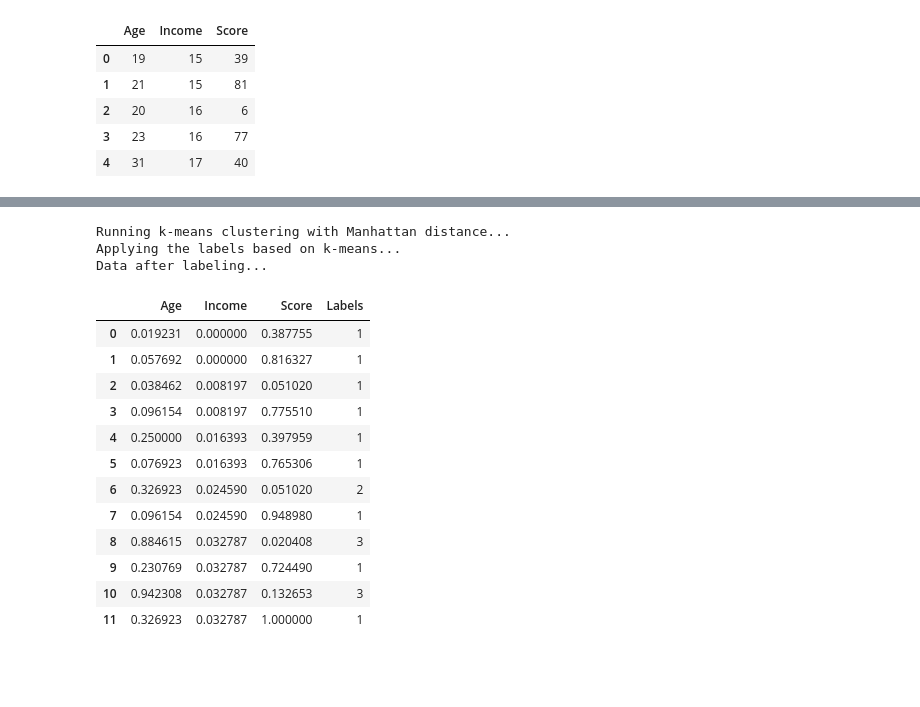
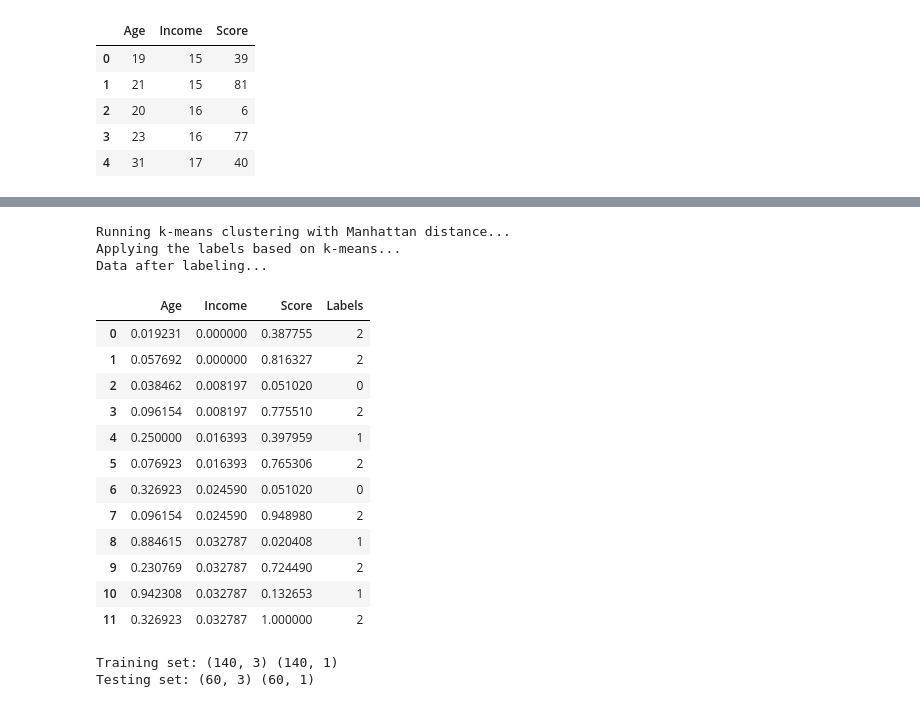
Before and after one commit to VaderSame/Mall-Customers-Segmentation-Dataset-, a Jupyter notebook: Assignment_2_Semal_Shastri.ipynb, the cells around one changed output, grey strips where cells are left out. Cells and saved outputs as stored; diff of their text form; code cells hidden in the pictures; blank space fills up the shorter version.

Commit message:
splitting the data, performed classification algo and commented on homogeniality

```diff
--- a/Assignment_2_Semal_Shastri.ipynb
+++ b/Assignment_2_Semal_Shastri.ipynb
@@ -114,3 +129,5 @@ df_drop.head()
 # %%
 scaler_MinMax = MinMaxScaler().fit_transform(df_drop)
 scaler_MinMax[:5]
+
+scaled_df = pd.DataFrame(scaler_MinMax, columns=df_drop.columns)
@@ -122,0 +134,29 @@ array([[0.01923077, 0.        , 0.3877551 ],
+# %%
+from sklearn.cluster import KMeans
+from sklearn.metrics import silhouette_score
+
+
+sse = {};sil = [];kmax = 10
+fig = plt.subplots(nrows = 1, ncols = 2, figsize = (20,5))
+
+# Elbow Method :
+plt.subplot(1,2,1)
+for k in range(1, 10):
+    kmeans = KMeans(n_clusters=k, max_iter=1000).fit(scaled_df)
+    sse[k] = kmeans.inertia_ # Inertia: Sum of distances of samples to their closest cluster center
+snb.lineplot(x = list(sse.keys()), y = list(sse.values()));
+plt.title('Elbow Method')
+plt.xlabel("k : Number of cluster")
+plt.ylabel("Sum of Squared Error")
+
+# Silhouette Score Method
+plt.subplot(1,2,2)
+for k in range(2, kmax + 1):
+    kmeans = KMeans(n_clusters = k).fit(scaled_df)
+    labels = kmeans.labels_
+    sil.append(silhouette_score(scaled_df, labels, metric = 'manhattan'))
+snb.lineplot(x = range(2,kmax + 1), y = sil);
+plt.title('Silhouette Score Method')
+plt.xlabel("k : Number of cluster")
+plt.ylabel("Silhouette Score")
+plt.show()
@@ -123,52 +165,59 @@ array([[0.01923077, 0.        , 0.3877551 ],
 # %%
-from pyclustering.cluster.kmeans import kmeans
-from pyclustering.utils.metric import type_metric, distance_metric
-from pyclustering.cluster.kmeans import kmeans
-from pyclustering.utils.metric import distance_metric
-from pyclustering.cluster.center_initializer import random_center_initializer
-from pyclustering.cluster.encoder import type_encoding
-from pyclustering.cluster.encoder import cluster_encoder
-
 # Convert the scaled data back to a DataFrame with the same columns
 scaled_df = pd.DataFrame(scaler_MinMax, columns=df_drop.columns)
 
 data = scaled_df.values
 
 # Set the number of clusters
-k = 4
+k = 3
 
 # Initialize random cluster centers with the same dimension as the data
 initial_centers = random_center_initializer(data, k, random_state=5).initialize()
 
 # Distance metric 2 for Manhattan
 kmeans_manhattan = kmeans(data, initial_centers=initial_centers, metric=distance_metric(type_metric.MANHATTAN))
 kmeans_manhattan.process()
 py_clusters = kmeans_manhattan.get_clusters()
 py_centers = kmeans_manhattan.get_centers()
 py_encoding = kmeans_manhattan.get_cluster_encoding()
 py_encoder = cluster_encoder(py_encoding, py_clusters, data)
 py_labels = py_encoder.set_encoding(0).get_clusters()
 scaled_df['Labels'] = py_labels
 
 print('Running k-means clustering with Manhattan distance...')
 print('Applying the labels based on k-means...')
 print('Data after labeling...')
 scaled_df['Labels'] = scaled_df['Labels'].astype(str)
 scaled_df.head(12)
 # %% [output]
 Running k-means clustering with Manhattan distance...
 Applying the labels based on k-means...
 Data after labeling...
 |  | Age | Income | Score | Labels |
-| 0 | 0.019231 | 0.000000 | 0.387755 | 1 |
-| 1 | 0.057692 | 0.000000 | 0.816327 | 1 |
-| 2 | 0.038462 | 0.008197 | 0.051020 | 1 |
-| 3 | 0.096154 | 0.008197 | 0.775510 | 1 |
+| 0 | 0.019231 | 0.000000 | 0.387755 | 2 |
+| 1 | 0.057692 | 0.000000 | 0.816327 | 2 |
+| 2 | 0.038462 | 0.008197 | 0.051020 | 0 |
+| 3 | 0.096154 | 0.008197 | 0.775510 | 2 |
 | 4 | 0.250000 | 0.016393 | 0.397959 | 1 |
-| 5 | 0.076923 | 0.016393 | 0.765306 | 1 |
-| 6 | 0.326923 | 0.024590 | 0.051020 | 2 |
-| 7 | 0.096154 | 0.024590 | 0.948980 | 1 |
-| 8 | 0.884615 | 0.032787 | 0.020408 | 3 |
-| 9 | 0.230769 | 0.032787 | 0.724490 | 1 |
-| 10 | 0.942308 | 0.032787 | 0.132653 | 3 |
-| 11 | 0.326923 | 0.032787 | 1.000000 | 1 |
+| 5 | 0.076923 | 0.016393 | 0.765306 | 2 |
+| 6 | 0.326923 | 0.024590 | 0.051020 | 0 |
+| 7 | 0.096154 | 0.024590 | 0.948980 | 2 |
+| 8 | 0.884615 | 0.032787 | 0.020408 | 1 |
+| 9 | 0.230769 | 0.032787 | 0.724490 | 2 |
+| 10 | 0.942308 | 0.032787 | 0.132653 | 1 |
+| 11 | 0.326923 | 0.032787 | 1.000000 | 2 |
+# %%
+# Split the dataset into training and testing sets
+from sklearn.model_selection import train_test_split
+
+X = scaled_df[['Age', 'Income', 'Score']]
+y = scaled_df[['Labels']]
+
+X_train, X_test, y_train, y_test = train_test_split(X, y, test_size=0.3, random_state=42)
+
+# Print the shapes of the resulting sets
+print("Training set:", X_train.shape, y_train.shape)
+print("Testing set:", X_test.shape, y_test.shape)
+# %% [output]
+Training set: (140, 3) (140, 1)
+Testing set: (60, 3) (60, 1)
```
Also changed, not shown: parts of 12 cells of this notebook.
